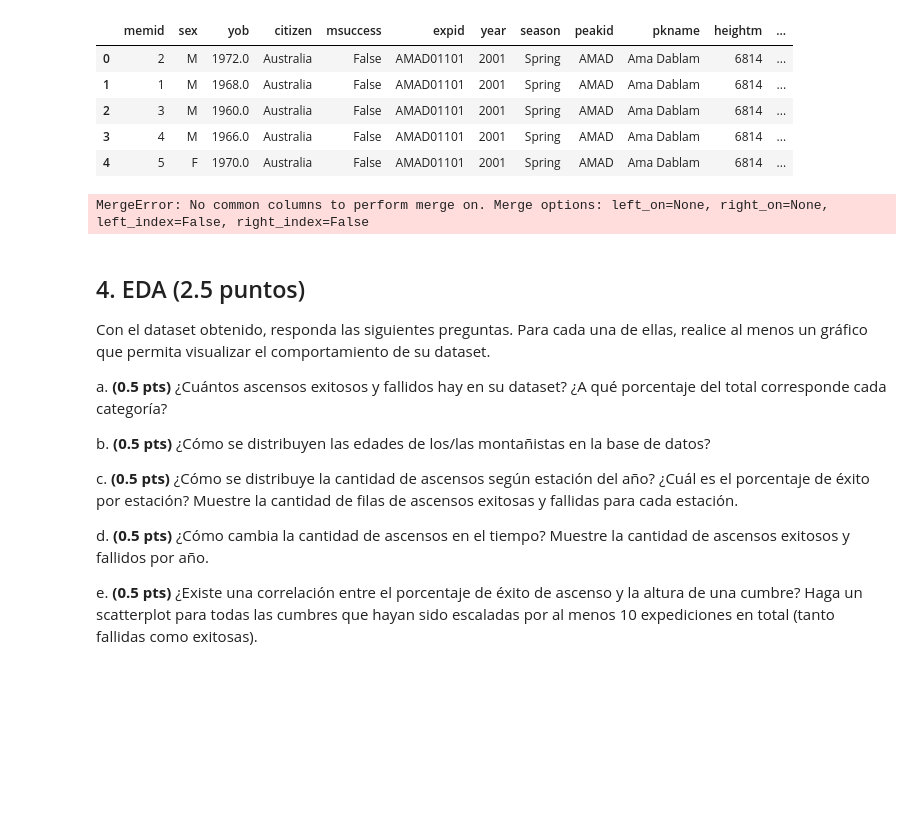
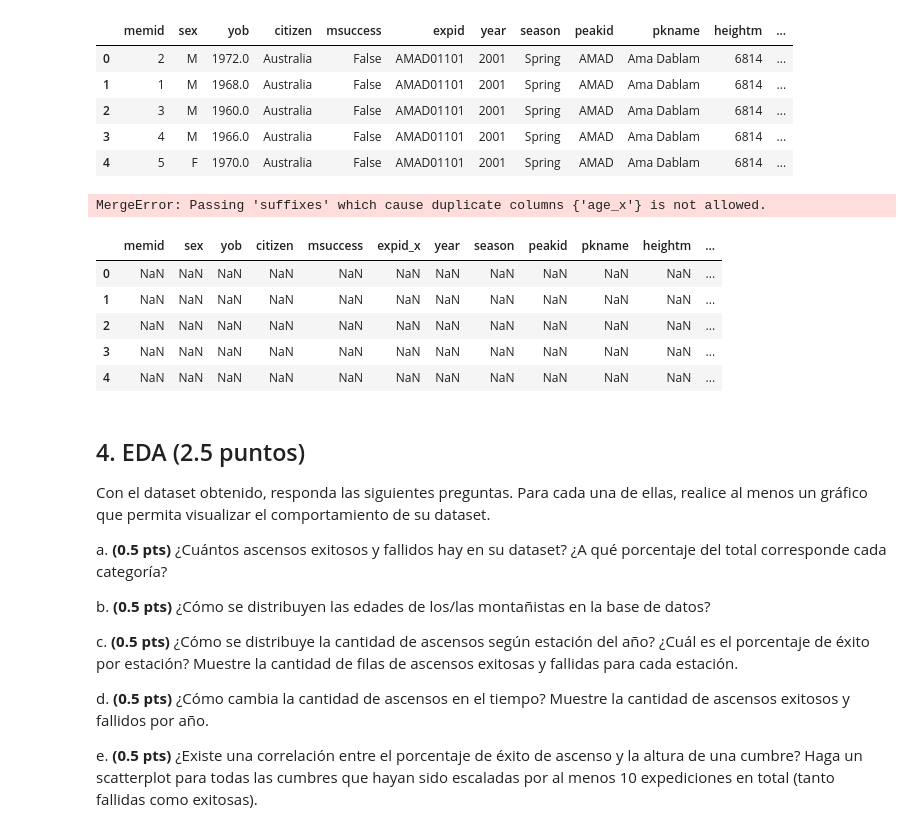
Before and after one commit to GadzuGB1991/IMT2200-Gaspar-Yanez, a Jupyter notebook: Tareas/Tarea 04/IMT2200-25s2 - Tarea 04.ipynb, the cells around one changed output. Saved outputs shown, nothing was run; the diff lists cells and outputs as text; code cells hidden in the pictures; blank space fills up the shorter version.

```diff
--- a/Tareas/Tarea 04/IMT2200-25s2 - Tarea 04.ipynb
+++ b/Tareas/Tarea 04/IMT2200-25s2 - Tarea 04.ipynb
@@ -259,26 +259,33 @@ df_clean.head()
 df_members = pd.read_csv('data/members.csv', on_bad_lines='skip')
 df_exped = pd.read_csv('data/exped.csv')
 
-# Seleccionar columnas relevantes y renombrar para mayor claridad
-df_members = df_members[['expid', 'yob']]
-df_exped = df_exped[['expid', 'year']]
+# 1. Cruzar members.csv con exped.csv para obtener el peakid y el año de la expedición.
+df_members_rel = df_members[['expid', 'yob']]
+df_exped_rel = df_exped[['expid', 'peakid', 'year']]
+df_member_exped = pd.merge(df_members_rel, df_exped_rel, on='expid')
 
-# Fusionar los dataframes de miembros y expediciones
-df_merged = pd.merge(df_members, df_exped, on='expid')
+# 2. Calcular la edad de cada miembro.
+# Nos aseguramos de que las columnas sean numéricas.
+df_member_exped['yob'] = pd.to_numeric(df_member_exped['yob'], errors='coerce')
+df_member_exped['year'] = pd.to_numeric(df_member_exped['year'], errors='coerce')
+df_member_exped['age'] = df_member_exped['year'] - df_member_exped['yob']
 
-# Calcular la edad
-df_merged['age'] = df_merged['year'] - df_merged['yob']
+# 3. Calcular la edad promedio para cada pico.
+df_peak_avg_age = df_member_exped.groupby('peakid')['age'].mean().reset_index()
 
-# Agrupar por expedición y calcular la edad promedio
-df_age = df_merged.groupby('expid')['age'].mean().reset_index()
-
-# Fusionar la edad promedio con el dataframe principal
-# Necesitamos un campo en común. 'expid' no está en df_limpio.
-# Usaremos 'pexpid' de 'peaks.csv' que es el id de la primera ascensión.
-df_clean = pd.merge(df_clean, df_age, left_on='pexpid', right_on='expid', how='left')
-df_clean = df_clean.drop(columns=['expid'])
+# 4. Fusionar la edad promedio con el DataFrame df_clean.
+df_clean = pd.merge(df_clean, df_peak_avg_age, on='peakid', how='left')
 # %% [output]
-MergeError: No common columns to perform merge on. Merge options: left_on=None, right_on=None, left_index=False, right_index=False
+MergeError: Passing 'suffixes' which cause duplicate columns {'age_x'} is not allowed.
+# %%
+df_clean.head()
+# %% [output]
+|  | memid | sex | yob | citizen | msuccess | expid_x | year | season | peakid | pkname | heightm | ... |
+| 0 | NaN | NaN | NaN | NaN | NaN | NaN | NaN | NaN | NaN | NaN | NaN | ... |
+| 1 | NaN | NaN | NaN | NaN | NaN | NaN | NaN | NaN | NaN | NaN | NaN | ... |
+| 2 | NaN | NaN | NaN | NaN | NaN | NaN | NaN | NaN | NaN | NaN | NaN | ... |
+| 3 | NaN | NaN | NaN | NaN | NaN | NaN | NaN | NaN | NaN | NaN | NaN | ... |
+| 4 | NaN | NaN | NaN | NaN | NaN | NaN | NaN | NaN | NaN | NaN | NaN | ... |
 # %% [markdown]
 ## 4. EDA (2.5 puntos)
 
```
